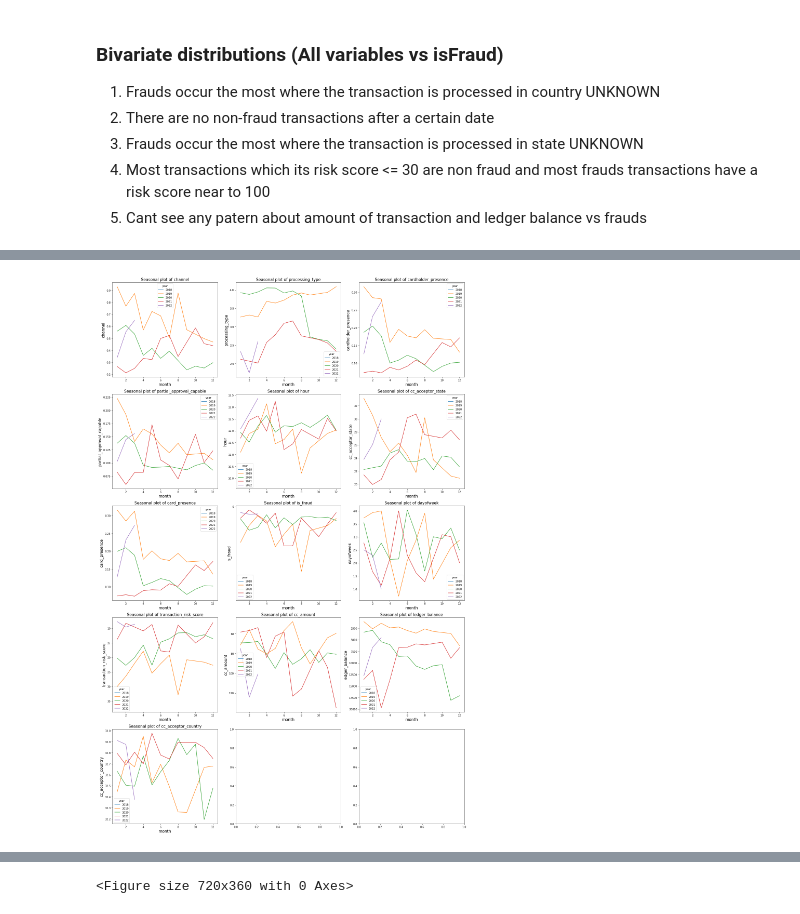
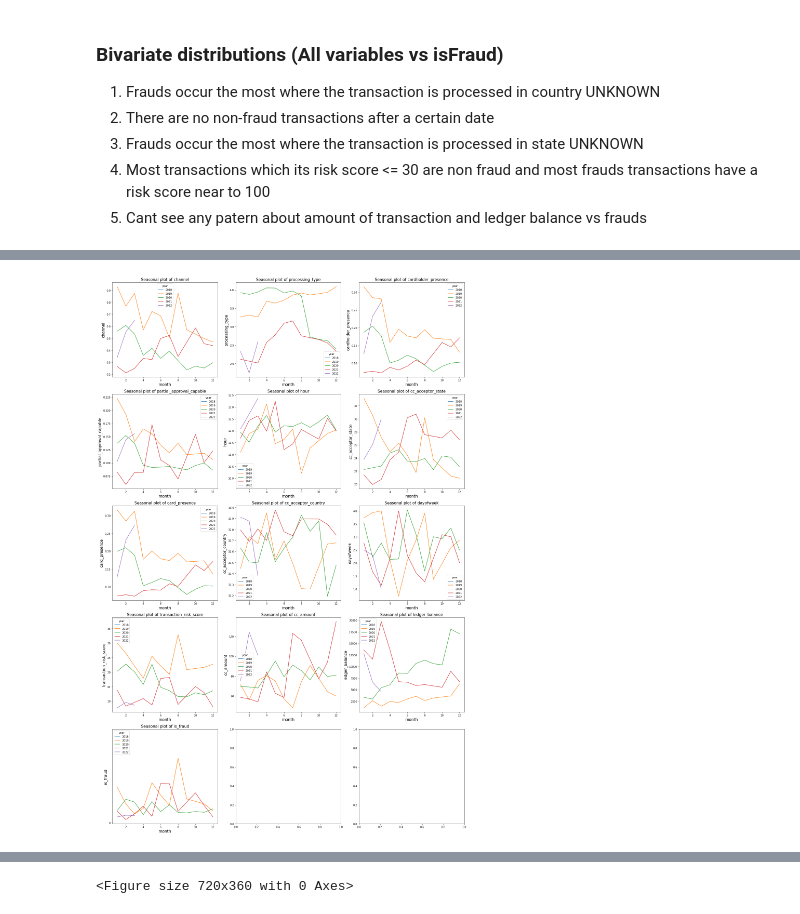
Before and after one commit to hungyichang19980105/Payability-project, a Jupyter notebook: Payability/EDA.ipynb, the cells around one changed output, grey strips where cells are left out. Cells and saved outputs as stored; diff of their text form; code cells hidden in the pictures.

```diff
--- a/Payability/EDA.ipynb
+++ b/Payability/EDA.ipynb
@@ -312,25 +322,30 @@ fig.tight_layout()
 # %%
 # Bivariate distributions: all variables vs seasonal time
 var = [['channel', 'processing_type', 'cardholder_presence'],
        ['partial_approval_capable','hour','cc_acceptor_state'],
-       ['card_presence','is_fraud','dayofweek'],
-       ['transaction_risk_score','cc_amount','ledger_balance'],
-       ['cc_acceptor_country']]
+       ['card_presence','cc_acceptor_country','dayofweek']]
+
+num_var = [['transaction_risk_score','cc_amount','ledger_balance'],
+           ['is_fraud']]
 
 fig, axes = plt.subplots(nrows=5, ncols=3, figsize=(20,30))
 for r in range(5):
     for c in range(3):
-        if r == 4 and c >=1:
-            break
-        sns.lineplot(data=df,
-             x='month',
-             y=var[r][c],
-             hue='year',ax = axes[r,c], ci=None)
-        axes[r,c].invert_yaxis()
-        axes[r,c].set_xlabel('month',fontsize=15)
-        axes[r,c].set_ylabel(var[r][c],fontsize=15)
-        axes[r,c].set_title('Seasonal plot of ' + var[r][c], fontsize=15)
+        if r < 3:
+            sns.lineplot(data=df, x='month', y=var[r][c], hue='year',ax = axes[r,c], ci=None)
+            axes[r,c].invert_yaxis()
+            axes[r,c].set_xlabel('month',fontsize=15)
+            axes[r,c].set_ylabel(var[r][c],fontsize=15)
+            axes[r,c].set_title('Seasonal plot of ' + var[r][c], fontsize=15)
+        else:
+            if r == 4 and c >=1:
+                break
+            else:
+                sns.lineplot(data=df, x='month', y=num_var[r-3][c], hue='year',ax = axes[r,c], ci=None)
+                axes[r,c].set_xlabel('month',fontsize=15)
+                axes[r,c].set_ylabel(num_var[r-3][c],fontsize=15)
+                axes[r,c].set_title('Seasonal plot of ' + num_var[r-3][c], fontsize=15)
 
 fig.tight_layout()
 # %% [output]
-[figure, old version]
+[figure, new version]
```
Also changed, not shown: parts of 5 cells of this notebook, 2 other files.
